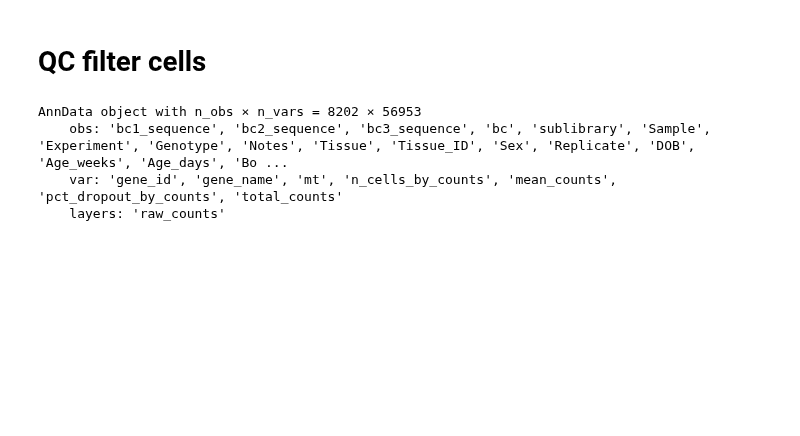
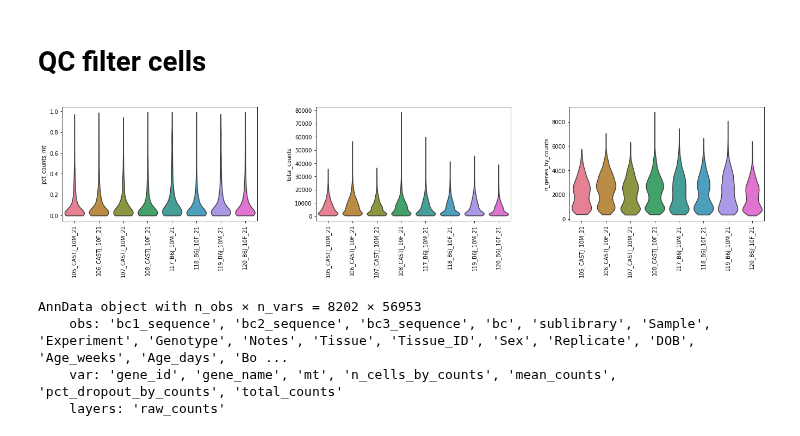
Before and after one commit to mortazavilab/cosmos-cluster6, a Jupyter notebook: scanpy.ipynb, the cells around one changed output. Cells and saved outputs as stored; diff of their text form; code cells hidden in the pictures; blank space fills up the shorter version.

```diff
--- a/scanpy.ipynb
+++ b/scanpy.ipynb
@@ -14,7 +14,7 @@ See what is in the cell metadata (obs) slot and the gene information (var) slots
 
 Sample dataset in B6J mouse brain.
 # %%
-adata = sc.read("/data/class/cosmos_cluster6/PUBLIC/ref/example_pbmc_adata.h5ad")
+adata = sc.read("/data/class/cosmos_cluster6/PUBLIC/ref/example_cortex_adata.h5ad")
 # %%
 adata
 # %% [output]
@@ -103,6 +103,14 @@ adata = adata[adata.obs['pct_counts_mt'] < 1].copy()
 
 # filter cells by doublet score (scrublet)
 adata = adata[adata.obs['doublet_scores'] < 0.25].copy()
+# %%
+color_palette = sns.color_palette("husl", n_colors=len(adata.obs['Sample'].unique()))
+
+sc.pl.violin(adata, ['pct_counts_mt', 'total_counts', 'n_genes_by_counts'],
+             groupby = "Sample", palette = color_palette,
+             jitter=0.4, multi_panel=True, size=0, rotation = 90)
+# %% [output]
+[figure, added]
 # %%
 adata
 # %% [output]
```
Also changed, not shown: parts of 2 cells of this notebook.
